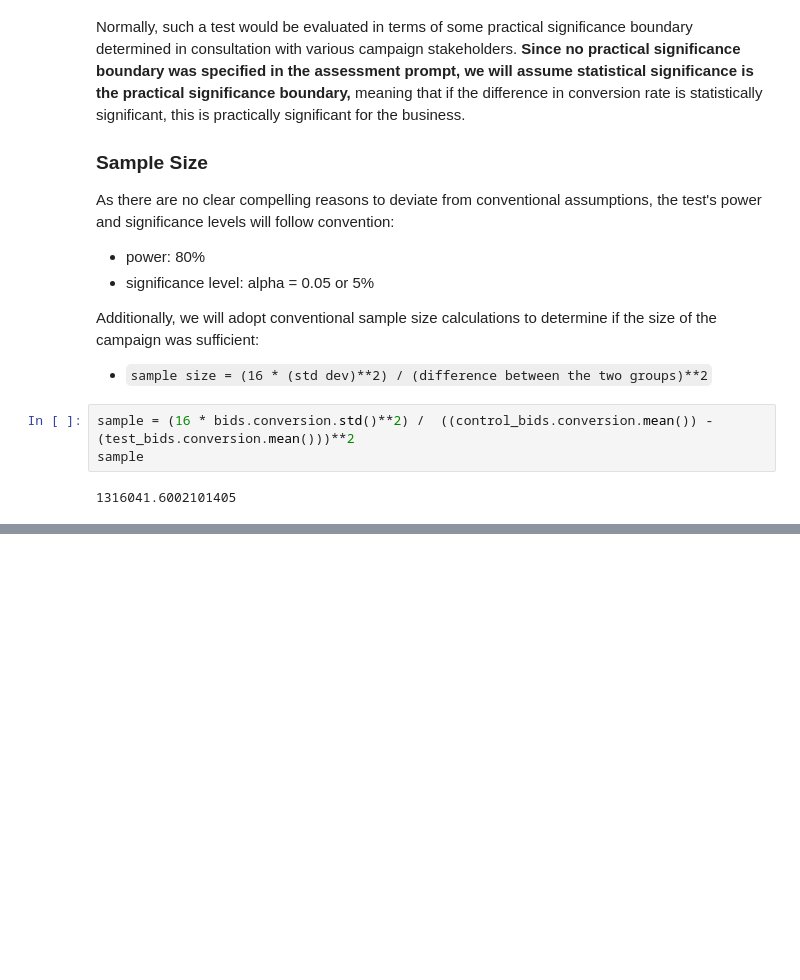
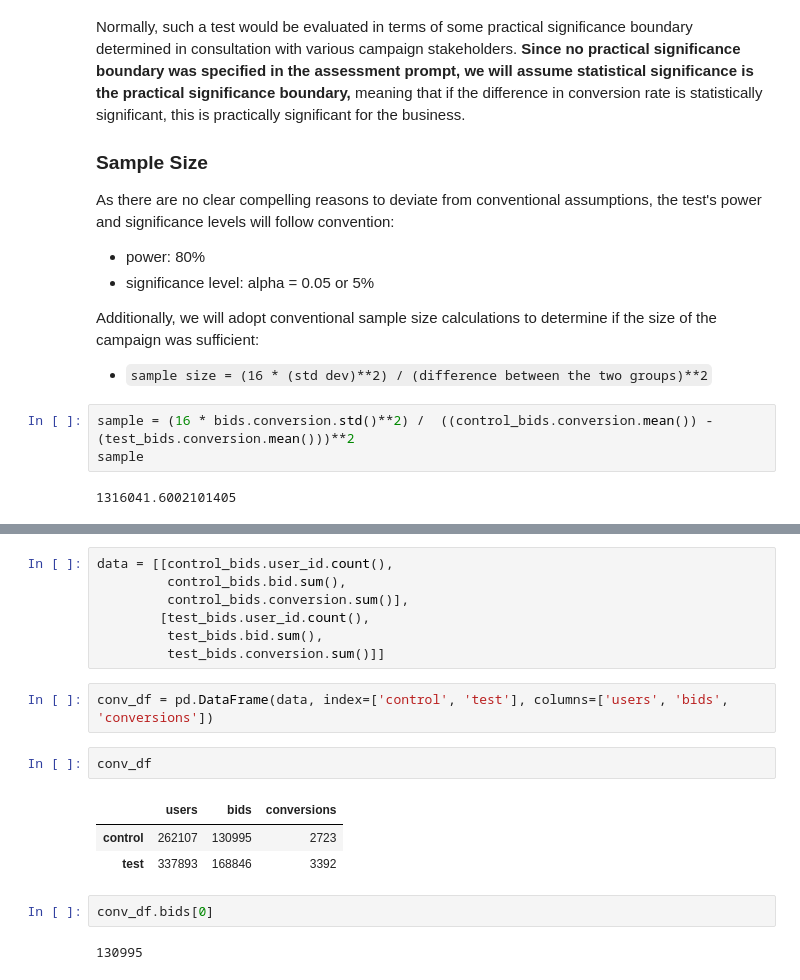
Before and after one commit to jkurdys/Vericast, a Jupyter notebook: notebooks/EDA.ipynb, the cells around one changed output, grey strips where cells are left out. Saved outputs shown, nothing was run; the diff lists cells and outputs as text; blank space fills up the shorter version.

```diff
--- a/notebooks/EDA.ipynb
+++ b/notebooks/EDA.ipynb
@@ -268,0 +287,19 @@ We've run into a problem: our sample of 600k bids is only about half of the samp
+# %%
+data = [[control_bids.user_id.count(),
+         control_bids.bid.sum(),
+         control_bids.conversion.sum()],
+        [test_bids.user_id.count(),
+         test_bids.bid.sum(),
+         test_bids.conversion.sum()]]
+# %%
+conv_df = pd.DataFrame(data, index=['control', 'test'], columns=['users', 'bids', 'conversions'])
+# %%
+conv_df
+# %% [output]
+|  | users | bids | conversions |
+| control | 262107 | 130995 | 2723 |
+| test | 337893 | 168846 | 3392 |
+# %%
+conv_df.bids[0]
+# %% [output]
+130995
```
Also changed, not shown: parts of 5 cells of this notebook, 1 other file.
